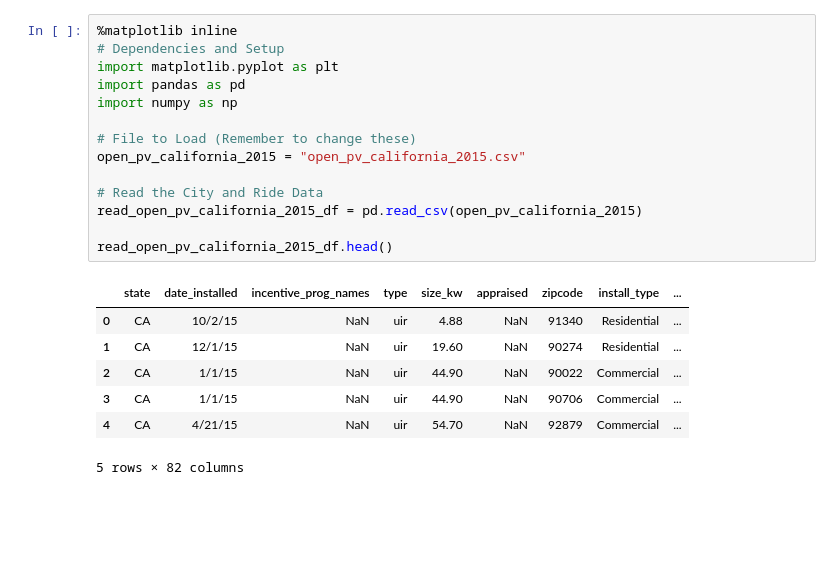
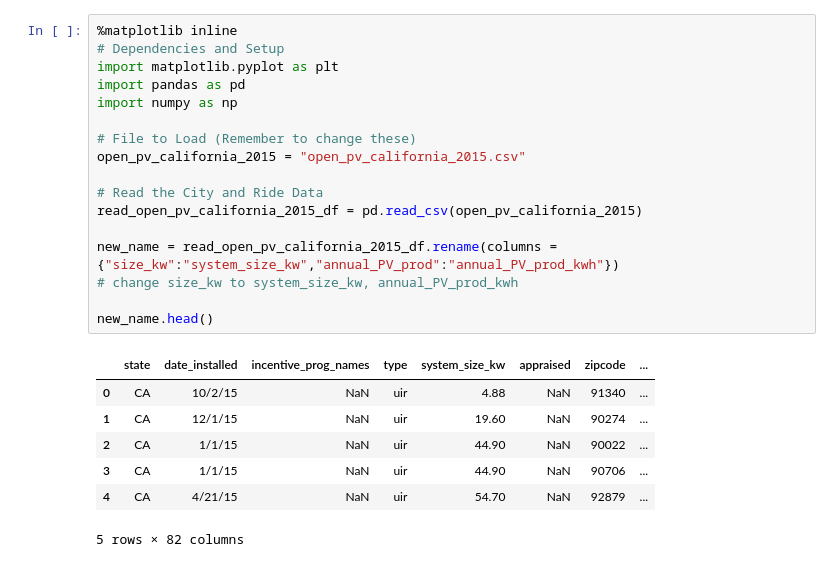
Before and after one commit to dylanmkaiser/Project1, a Jupyter notebook: open_pv_california_2015.ipynb, the cells around one changed output. Saved outputs shown, nothing was run; the diff lists cells and outputs as text; blank space fills up the shorter version.

```diff
--- a/open_pv_california_2015.ipynb
+++ b/open_pv_california_2015.ipynb
@@ -1,23 +1,26 @@
 # %%
 %matplotlib inline
 # Dependencies and Setup
 import matplotlib.pyplot as plt
 import pandas as pd
 import numpy as np
 
 # File to Load (Remember to change these)
 open_pv_california_2015 = "open_pv_california_2015.csv"
 
 # Read the City and Ride Data
 read_open_pv_california_2015_df = pd.read_csv(open_pv_california_2015)
 
-read_open_pv_california_2015_df.head()
+new_name = read_open_pv_california_2015_df.rename(columns = {"size_kw":"system_size_kw","annual_PV_prod":"annual_PV_prod_kwh"})
+# change size_kw to system_size_kw, annual_PV_prod_kwh
+
+new_name.head()
 # %% [output]
-|  | state | date_installed | incentive_prog_names | type | size_kw | appraised | zipcode | install_type | ... |
-| 0 | CA | 10/2/15 | NaN | uir | 4.88 | NaN | 91340 | Residential | ... |
-| 1 | CA | 12/1/15 | NaN | uir | 19.60 | NaN | 90274 | Residential | ... |
-| 2 | CA | 1/1/15 | NaN | uir | 44.90 | NaN | 90022 | Commercial | ... |
-| 3 | CA | 1/1/15 | NaN | uir | 44.90 | NaN | 90706 | Commercial | ... |
-| 4 | CA | 4/21/15 | NaN | uir | 54.70 | NaN | 92879 | Commercial | ... |
+|  | state | date_installed | incentive_prog_names | type | system_size_kw | appraised | zipcode | ... |
+| 0 | CA | 10/2/15 | NaN | uir | 4.88 | NaN | 91340 | ... |
+| 1 | CA | 12/1/15 | NaN | uir | 19.60 | NaN | 90274 | ... |
+| 2 | CA | 1/1/15 | NaN | uir | 44.90 | NaN | 90022 | ... |
+| 3 | CA | 1/1/15 | NaN | uir | 44.90 | NaN | 90706 | ... |
+| 4 | CA | 4/21/15 | NaN | uir | 54.70 | NaN | 92879 | ... |
 5 rows × 82 columns
 # %%
```
Also changed, not shown: parts of 2 cells of this notebook, 1 other file.
